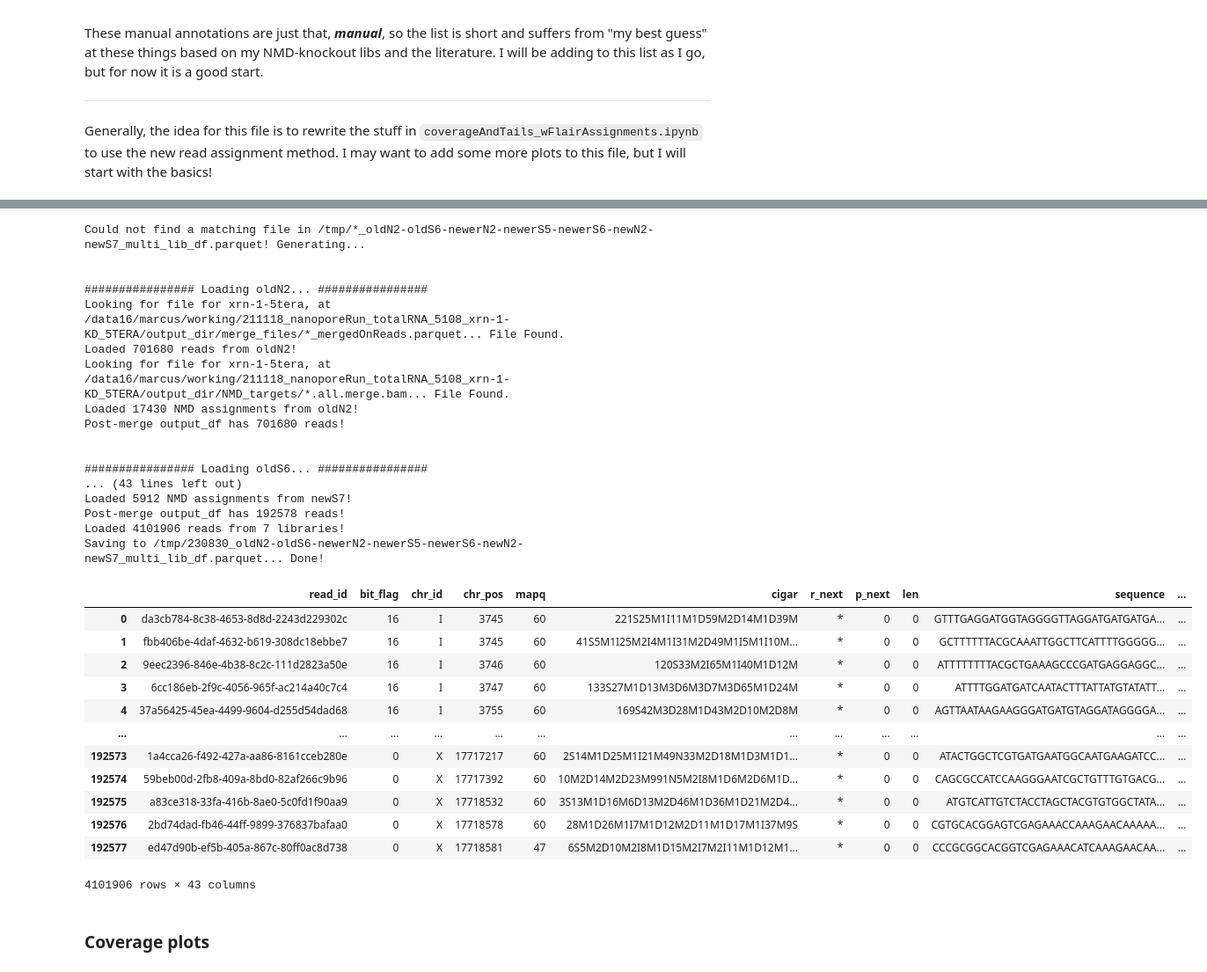
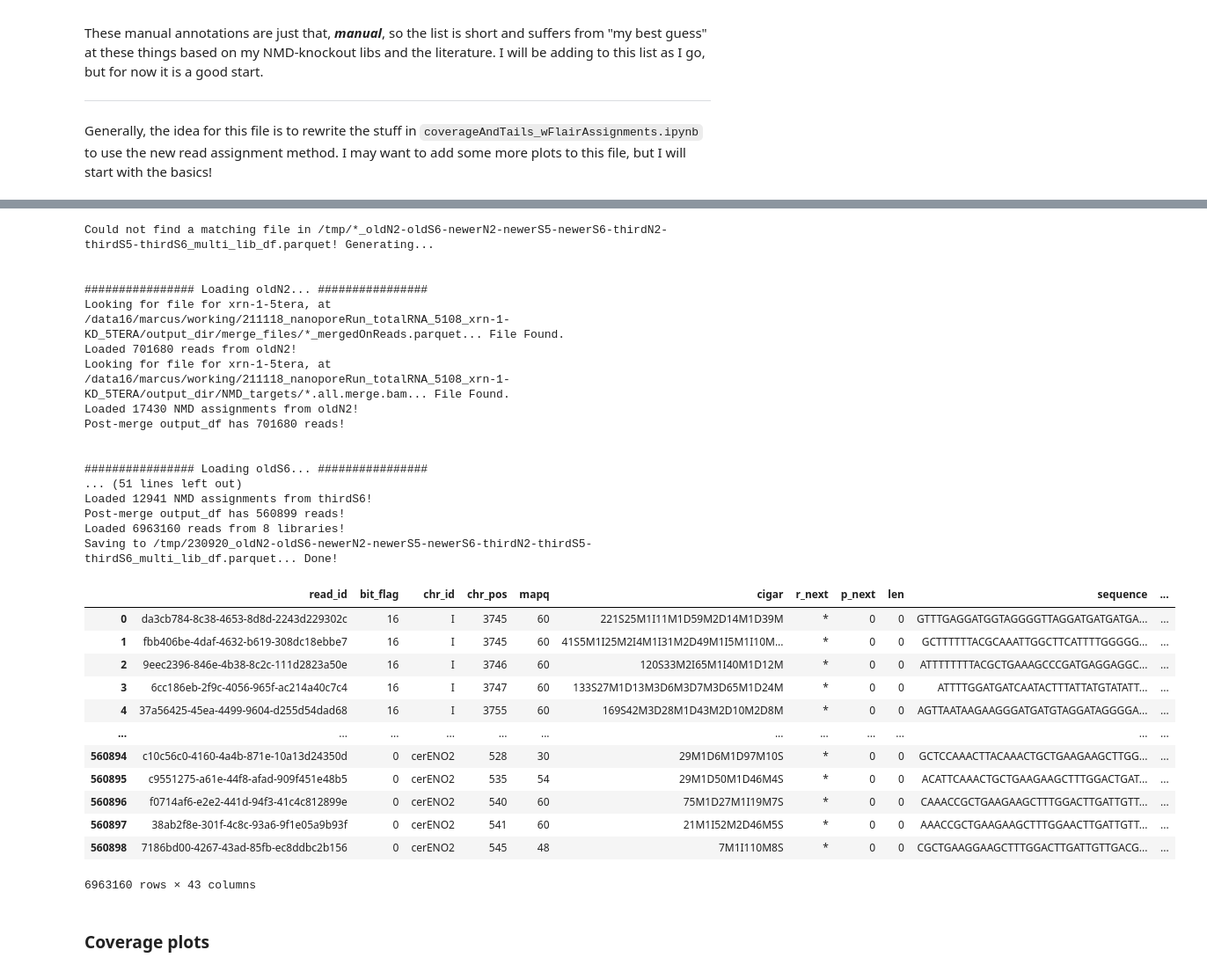
Before and after one commit to MViscardi-UCSC/nanoporePipelineScripts, a Jupyter notebook: fourLibrary5TERA/coverageAndTails_wAmbiguousReads.ipynb, the cells around one changed output, grey strips where cells are left out. Shown at 88% size. Drawn from its saved outputs; the diff is of its cells as text; code cells hidden in the pictures.

```diff
--- a/fourLibrary5TERA/coverageAndTails_wAmbiguousReads.ipynb
+++ b/fourLibrary5TERA/coverageAndTails_wAmbiguousReads.ipynb
@@ -30,16 +30,7 @@ sys.path.insert(0, '/data16/marcus/scripts/nanoporePipelineScripts')
 import nanoporePipelineCommon as npC
 from nanoporeReadPlotting.finalizingReadAndCoveragePlotting_matplotlib import plot_reads, coverage_plotting_5tera
 
-CONVERSION_DICT = {"xrn-1-5tera": "oldN2",
-                   "xrn-1-5tera-smg-6": "oldS6",
-                   "5tera_xrn-1-KD_wt": "newN2",
-                   "5tera_xrn-1-KD_wt_rerun": "newerN2",
-                   "5tera_xrn-1-KD_smg-6_rerun": "newerS6",
-                   "5tera_xrn-1-KD_smg-5_rerun": "newerS5",
-                   "5tera_xrn-1-KD_smg-5": "newS5",
-                   "5tera_xrn-1-KD_smg-6": "newS6",
-                   "5tera_xrn-1-KD_smg-7": "newS7",
-                   }
+CONVERSION_DICT = npC.CONVERSION_DICT
 REV_CONVERSION_DICT = {val: key for key, val in CONVERSION_DICT.items()}
 LIB_NAMES = list(REV_CONVERSION_DICT.keys())
 print(f"Finished imports at: {npC.get_dt(for_print=True)}")
@@ -130,47 +121,48 @@ def load_multiple_libs(nickname_list,
 # %%
 regen = False
 lib_nicknames = [
     "oldN2",
     "oldS6",
     "newerN2",
     "newerS5",
     "newerS6",
-    "newN2",
-    "newS7",
+    "thirdN2",
+    "thirdS5",
+    "thirdS6",
     ]
 output_df = load_multiple_libs(lib_nicknames, regenerate=regen)
 output_df
 # %% [output]
-Could not find a matching file in /tmp/*_oldN2-oldS6-newerN2-newerS5-newerS6-newN2-newS7_multi_lib_df.parquet! Generating...
+Could not find a matching file in /tmp/*_oldN2-oldS6-newerN2-newerS5-newerS6-thirdN2-thirdS5-thirdS6_multi_lib_df.parquet! Generating...
 
 
 ################ Loading oldN2... ################
 Looking for file for xrn-1-5tera, at /data16/marcus/working/211118_nanoporeRun_totalRNA_5108_xrn-1-KD_5TERA/output_dir/merge_files/*_mergedOnReads.parquet... File Found.
 Loaded 701680 reads from oldN2!
 Looking for file for xrn-1-5tera, at /data16/marcus/working/211118_nanoporeRun_totalRNA_5108_xrn-1-KD_5TERA/output_dir/NMD_targets/*.all.merge.bam... File Found.
 Loaded 17430 NMD assignments from oldN2!
 Post-merge output_df has 701680 reads!
 
 
 ################ Loading oldS6... ################
-... (43 lines left out)
-Loaded 5912 NMD assignments from newS7!
-Post-merge output_df has 192578 reads!
-Loaded 4101906 reads from 7 libraries!
-Saving to /tmp/230830_oldN2-oldS6-newerN2-newerS5-newerS6-newN2-newS7_multi_lib_df.parquet... Done!
+... (51 lines left out)
+Loaded 12941 NMD assignments from thirdS6!
+Post-merge output_df has 560899 reads!
+Loaded 6963160 reads from 8 libraries!
+Saving to /tmp/230920_oldN2-oldS6-newerN2-newerS5-newerS6-thirdN2-thirdS5-thirdS6_multi_lib_df.parquet... Done!
 |  | read_id | bit_flag | chr_id | chr_pos | mapq | cigar | r_next | p_next | len | sequence | ... |
 | 0 | da3cb784-8c38-4653-8d8d-2243d229302c | 16 | I | 3745 | 60 | 221S25M1I11M1D59M2D14M1D39M | * | 0 | 0 | GTTTGAGGATGGTAGGGGTTAGGATGATGATGA... | ... |
 | 1 | fbb406be-4daf-4632-b619-308dc18ebbe7 | 16 | I | 3745 | 60 | 41S5M1I25M2I4M1I31M2D49M1I5M1I10M... | * | 0 | 0 | GCTTTTTTACGCAAATTGGCTTCATTTTGGGGG... | ... |
 | 2 | 9eec2396-846e-4b38-8c2c-111d2823a50e | 16 | I | 3746 | 60 | 120S33M2I65M1I40M1D12M | * | 0 | 0 | ATTTTTTTTACGCTGAAAGCCCGATGAGGAGGC... | ... |
 | 3 | 6cc186eb-2f9c-4056-965f-ac214a40c7c4 | 16 | I | 3747 | 60 | 133S27M1D13M3D6M3D7M3D65M1D24M | * | 0 | 0 | ATTTTGGATGATCAATACTTTATTATGTATATT... | ... |
 | 4 | 37a56425-45ea-4499-9604-d255d54dad68 | 16 | I | 3755 | 60 | 169S42M3D28M1D43M2D10M2D8M | * | 0 | 0 | AGTTAATAAGAAGGGATGATGTAGGATAGGGGA... | ... |
 | ... | ... | ... | ... | ... | ... | ... | ... | ... | ... | ... | ... |
-| 192573 | 1a4cca26-f492-427a-aa86-8161cceb280e | 0 | X | 17717217 | 60 | 2S14M1D25M1I21M49N33M2D18M1D3M1D1... | * | 0 | 0 | ATACTGGCTCGTGATGAATGGCAATGAAGATCC... | ... |
-| 192574 | 59beb00d-2fb8-409a-8bd0-82af266c9b96 | 0 | X | 17717392 | 60 | 10M2D14M2D23M991N5M2I8M1D6M2D6M1D... | * | 0 | 0 | CAGCGCCATCCAAGGGAATCGCTGTTTGTGACG... | ... |
-| 192575 | a83ce318-33fa-416b-8ae0-5c0fd1f90aa9 | 0 | X | 17718532 | 60 | 3S13M1D16M6D13M2D46M1D36M1D21M2D4... | * | 0 | 0 | ATGTCATTGTCTACCTAGCTACGTGTGGCTATA... | ... |
-| 192576 | 2bd74dad-fb46-44ff-9899-376837bafaa0 | 0 | X | 17718578 | 60 | 28M1D26M1I7M1D12M2D11M1D17M1I37M9S | * | 0 | 0 | CGTGCACGGAGTCGAGAAACCAAAGAACAAAAA... | ... |
-| 192577 | ed47d90b-ef5b-405a-867c-80ff0ac8d738 | 0 | X | 17718581 | 47 | 6S5M2D10M2I8M1D15M2I7M2I11M1D12M1... | * | 0 | 0 | CCCGCGGCACGGTCGAGAAACATCAAAGAACAA... | ... |
+| 560894 | c10c56c0-4160-4a4b-871e-10a13d24350d | 0 | cerENO2 | 528 | 30 | 29M1D6M1D97M10S | * | 0 | 0 | GCTCCAAACTTACAAACTGCTGAAGAAGCTTGG... | ... |
+| 560895 | c9551275-a61e-44f8-afad-909f451e48b5 | 0 | cerENO2 | 535 | 54 | 29M1D50M1D46M4S | * | 0 | 0 | ACATTCAAACTGCTGAAGAAGCTTTGGACTGAT... | ... |
+| 560896 | f0714af6-e2e2-441d-94f3-41c4c812899e | 0 | cerENO2 | 540 | 60 | 75M1D27M1I19M7S | * | 0 | 0 | CAAACCGCTGAAGAAGCTTTGGACTTGATTGTT... | ... |
+| 560897 | 38ab2f8e-301f-4c8c-93a6-9f1e05a9b93f | 0 | cerENO2 | 541 | 60 | 21M1I52M2D46M5S | * | 0 | 0 | AAACCGCTGAAGAAGCTTTGGAACTTGATTGTT... | ... |
+| 560898 | 7186bd00-4267-43ad-85fb-ec8ddbc2b156 | 0 | cerENO2 | 545 | 48 | 7M1I110M8S | * | 0 | 0 | CGCTGAAGGAAGCTTTGGACTTGATTGTTGACG... | ... |
-4101906 rows × 43 columns
+6963160 rows × 43 columns
 # %% [markdown]
 ### Coverage plots
 # %%
```
Also changed, not shown: parts of 16 cells of this notebook.
